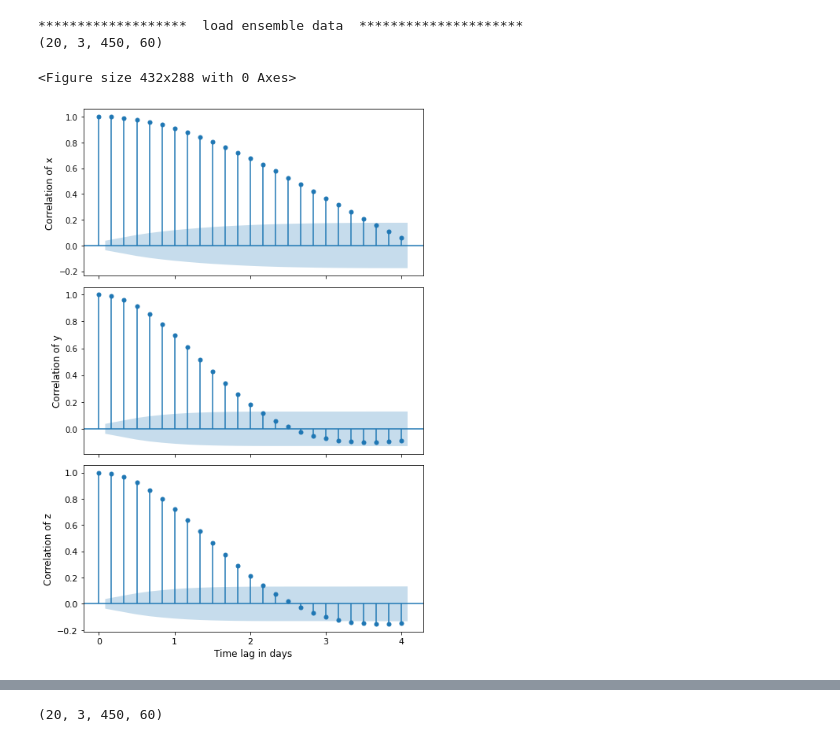
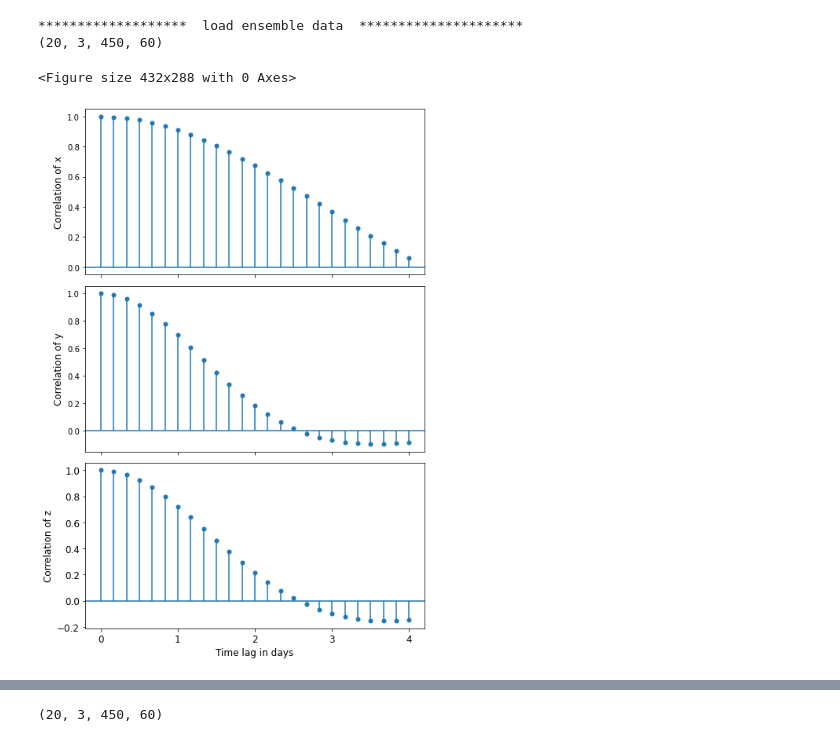
Before and after one commit to geek-yang/DeepArctic, a Jupyter notebook: BayesMap/Lorenz84/paperFigs/ultra_long_series/forecast_Lorens84_skills_metrics_reliability.ipynb, the cells around one changed output, grey strips where cells are left out. Saved outputs shown, nothing was run; the diff lists cells and outputs as text; code cells hidden in the pictures.

```diff
--- a/BayesMap/Lorenz84/paperFigs/ultra_long_series/forecast_Lorens84_skills_metrics_reliability.ipynb
+++ b/BayesMap/Lorenz84/paperFigs/ultra_long_series/forecast_Lorens84_skills_metrics_reliability.ipynb
@@ -329,38 +335,38 @@ z 0.981530477868688
 # %%
     #################################################################################
     ###########                 check the auto-correlation                ###########
     #################################################################################
     # about statsmodels.graphics.tsaplots.plot_acf function
     # https://www.statsmodels.org/dev/generated/statsmodels.graphics.tsaplots.plot_acf.html
     fig02 = plt.figure()
     fig02, (ax1,ax2,ax3) = plt.subplots(3, 1, sharex=True)
     fig02.set_size_inches(7, 10, forward=True)
-    fig02 = plot_acf(x,lags=24,ax=ax1)
-    fig02 = plot_acf(y,lags=24,ax=ax2)
-    fig02 = plot_acf(z,lags=24,ax=ax3)
+    fig02 = plot_acf(x,lags=24, ax=ax1, alpha=None)
+    fig02 = plot_acf(y,lags=24, ax=ax2, alpha=None)
+    fig02 = plot_acf(z,lags=24, ax=ax3, alpha=None)
 
     ax1.set_title("")
     ax2.set_title("")
     ax3.set_title("")
 
     ax1.set_ylabel("Correlation of x", fontsize=12)
     ax2.set_ylabel("Correlation of y", fontsize=12)
     ax3.set_ylabel("Correlation of z", fontsize=12)
 
     plt.xlabel("Time lag in days", fontsize=12)
 
     #plt.xticks(fontsize=11)
-    plt.xticks(np.arange(0,25,6),np.arange(0,5,1),fontsize=11)
-    plt.yticks(fontsize=11)
+    plt.xticks(np.arange(0,25,6),np.arange(0,5,1))
+    plt.tick_params(axis='both', which='major', labelsize=12)
 
     plt.tight_layout()
 
     plt.show()
     # !! The shading indicates the significance level
     fig02.savefig(os.path.join(output_path,'autocorrelation_lorenz.png'),dpi=150)
 # %% [output]
 <Figure size 432x288 with 0 Axes>
-[figure, old version]
+[figure, new version]
 # %%
     %%time
     #################################################################################
```
Also changed, not shown: parts of 9 cells of this notebook, 2 other files.
